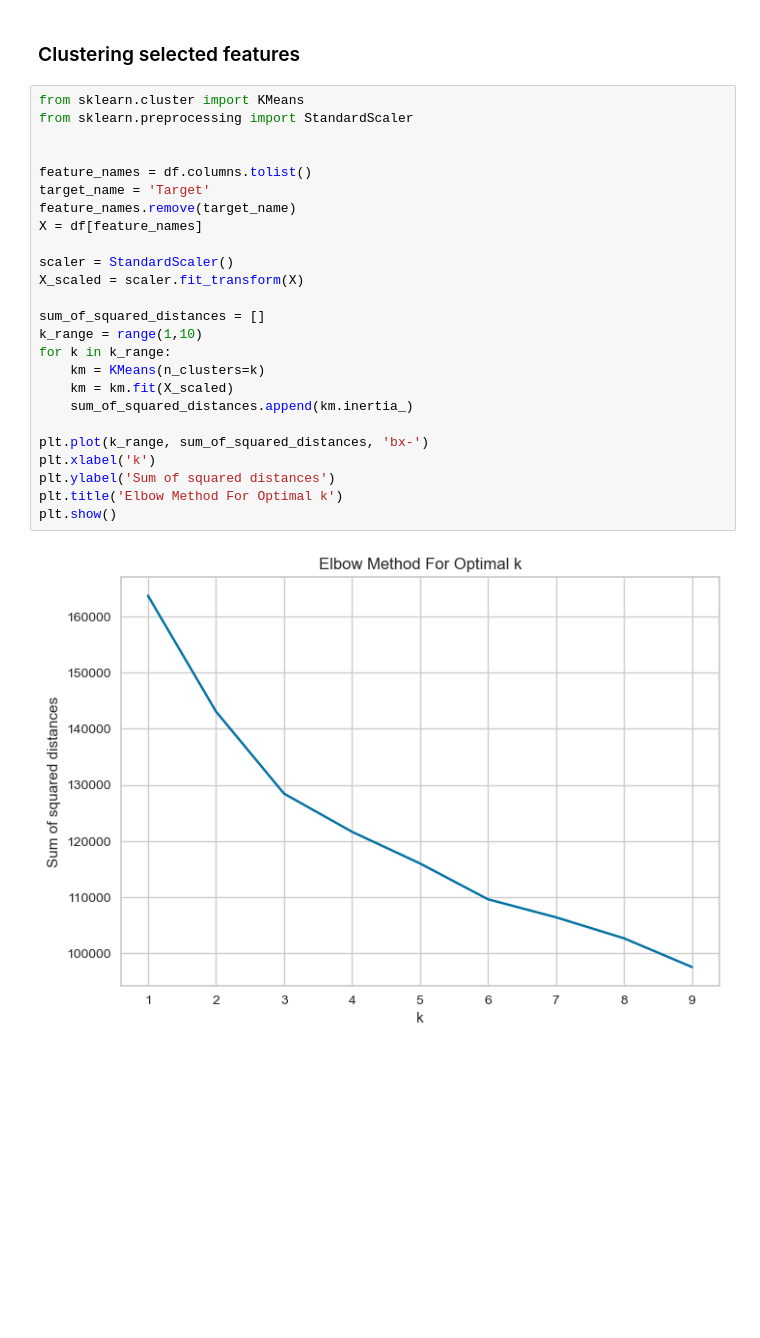
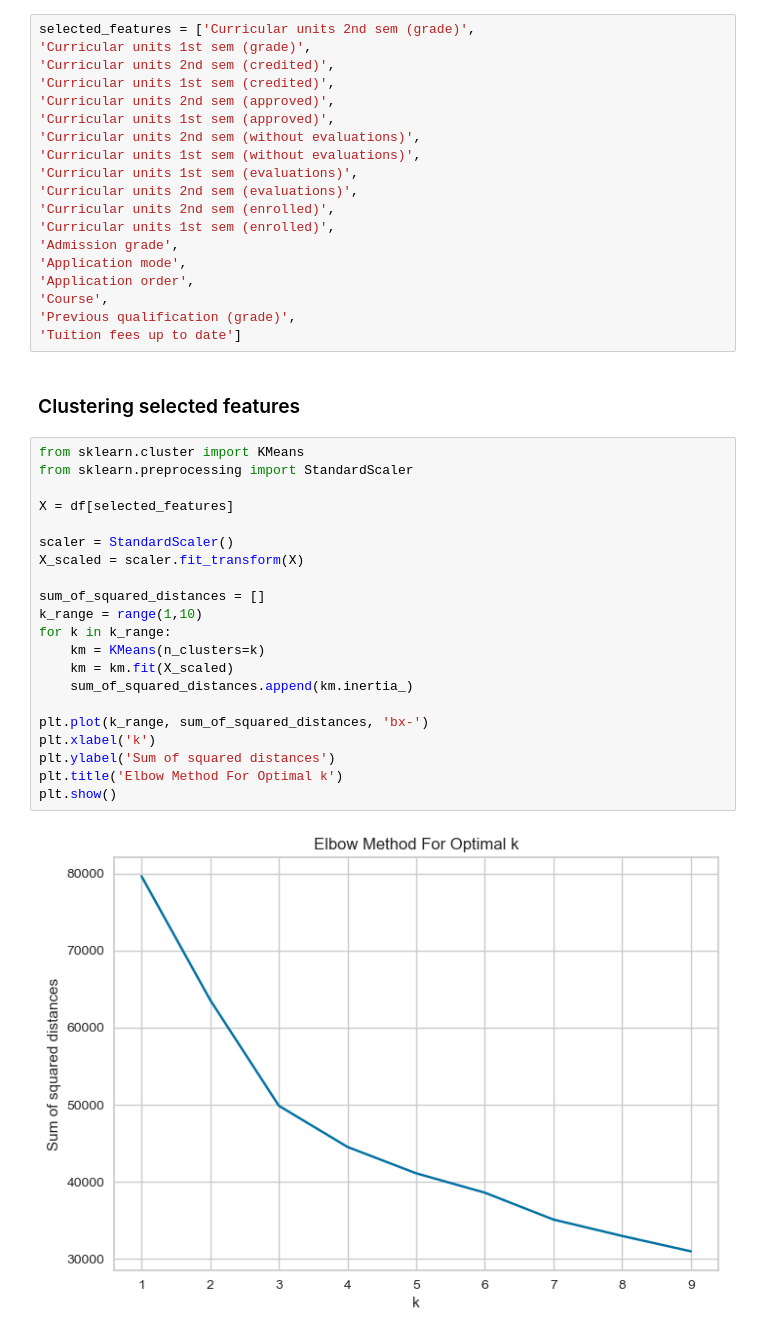
Before and after one commit to marijakljestan/predict-dropout-or-academic-success, a Jupyter notebook: siap.ipynb, the cells around one changed output. Saved outputs shown, nothing was run; the diff lists cells and outputs as text; blank space fills up the shorter version.

```diff
--- a/siap.ipynb
+++ b/siap.ipynb
@@ -156,29 +158,44 @@ Collinear feature pairs:
+# %%
+selected_features = ['Curricular units 2nd sem (grade)',
+'Curricular units 1st sem (grade)',
+'Curricular units 2nd sem (credited)',
+'Curricular units 1st sem (credited)',
+'Curricular units 2nd sem (approved)',
+'Curricular units 1st sem (approved)',
+'Curricular units 2nd sem (without evaluations)',
+'Curricular units 1st sem (without evaluations)',
+'Curricular units 1st sem (evaluations)',
+'Curricular units 2nd sem (evaluations)',
+'Curricular units 2nd sem (enrolled)',
+'Curricular units 1st sem (enrolled)',
+'Admission grade',
+'Application mode',
+'Application order',
+'Course',
+'Previous qualification (grade)',
+'Tuition fees up to date']
 # %% [markdown]
 ### Clustering selected features
 # %%
 from sklearn.cluster import KMeans
 from sklearn.preprocessing import StandardScaler
 
-
-feature_names = df.columns.tolist()
-target_name = 'Target'
-feature_names.remove(target_name)
-X = df[feature_names]
+X = df[selected_features]
 
 scaler = StandardScaler()
 X_scaled = scaler.fit_transform(X)
 
 sum_of_squared_distances = []
 k_range = range(1,10)
 for k in k_range:
     km = KMeans(n_clusters=k)
     km = km.fit(X_scaled)
     sum_of_squared_distances.append(km.inertia_)
 
 plt.plot(k_range, sum_of_squared_distances, 'bx-')
 plt.xlabel('k')
 plt.ylabel('Sum of squared distances')
 plt.title('Elbow Method For Optimal k')
 plt.show()
 # %% [output]
-[figure, old version]
+[figure, new version]
```
Also changed, not shown: parts of 10 cells of this notebook.
